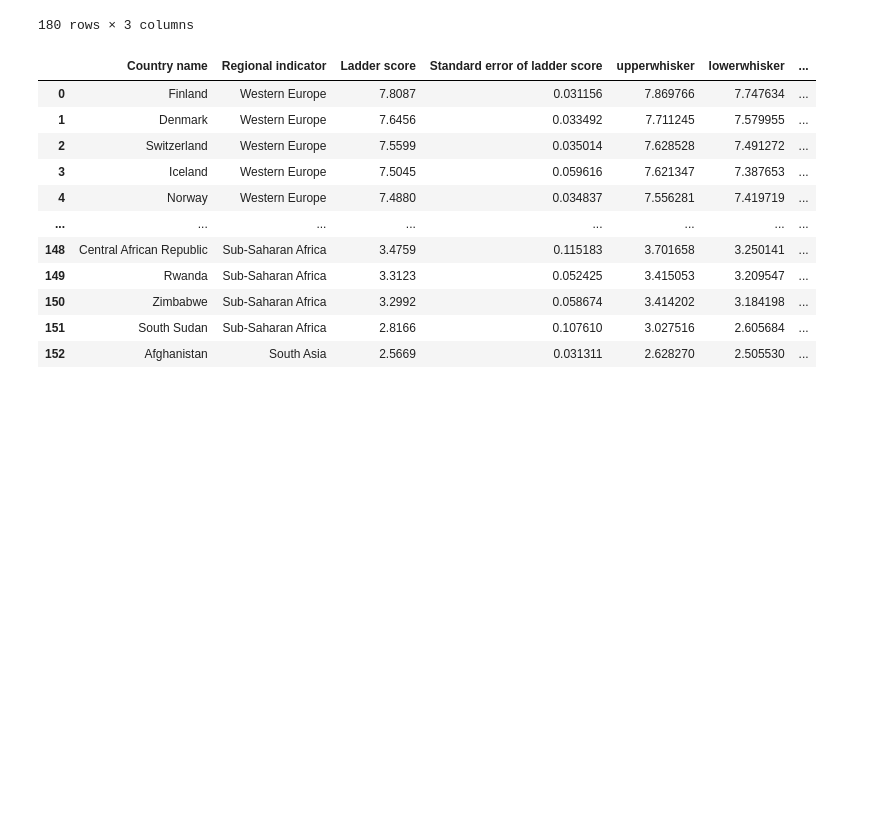
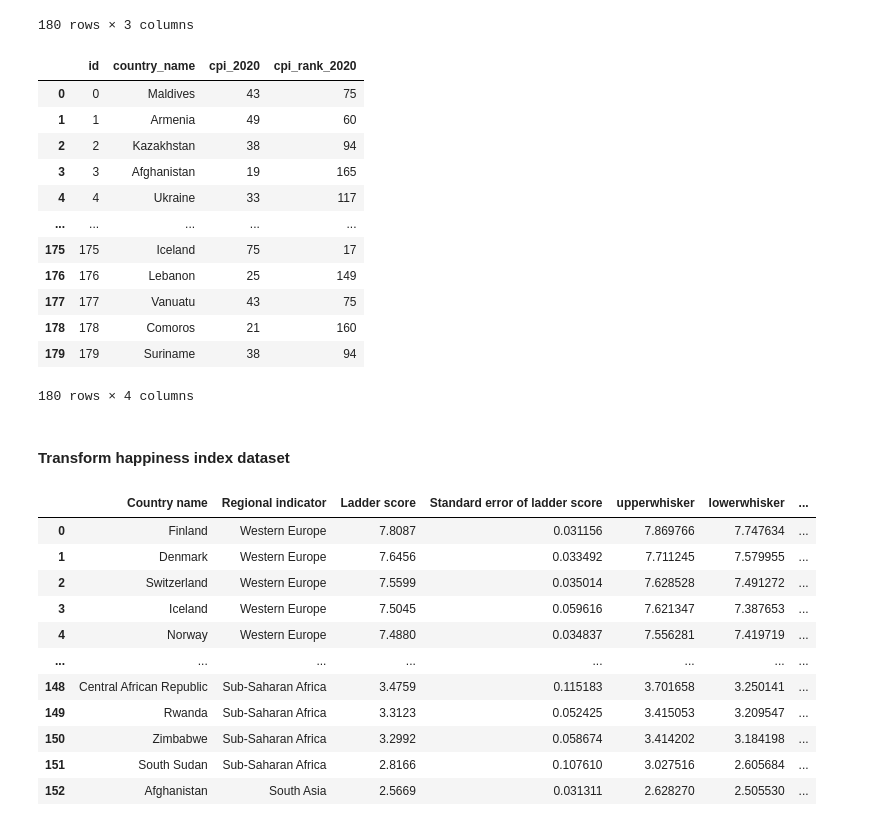
Before and after one commit to nickchuasl/Group_5_ETL_project2, a Jupyter notebook: Group_5_ETL_Project_2.ipynb, the cells around one changed output. Cells and saved outputs as stored; diff of their text form; code cells hidden in the pictures; blank space fills up the shorter version.

Commit message:
cleaned up transformed data

```diff
--- a/Group_5_ETL_Project_2.ipynb
+++ b/Group_5_ETL_Project_2.ipynb
@@ -67,4 +73,27 @@ corruption_perp_df
 | 178 | Comoros | 21 | 160 |
 | 179 | Suriname | 38 | 94 |
 180 rows × 3 columns
+# %%
+#Create an ID
+corruption_perp_df= corruption_perp_df.reset_index()
+# %%
+#Rename column names
+corruption_perp_df.columns=['id','country_name','cpi_2020','cpi_rank_2020']
+corruption_perp_df
+# %% [output]
+|  | id | country_name | cpi_2020 | cpi_rank_2020 |
+| 0 | 0 | Maldives | 43 | 75 |
+| 1 | 1 | Armenia | 49 | 60 |
+| 2 | 2 | Kazakhstan | 38 | 94 |
+| 3 | 3 | Afghanistan | 19 | 165 |
+| 4 | 4 | Ukraine | 33 | 117 |
+| ... | ... | ... | ... | ... |
+| 175 | 175 | Iceland | 75 | 17 |
+| 176 | 176 | Lebanon | 25 | 149 |
+| 177 | 177 | Vanuatu | 43 | 75 |
+| 178 | 178 | Comoros | 21 | 160 |
+| 179 | 179 | Suriname | 38 | 94 |
+180 rows × 4 columns
+# %% [markdown]
+#### Transform happiness index dataset
 # %%
```
Also changed, not shown: parts of 8 cells of this notebook, 1 other file.
